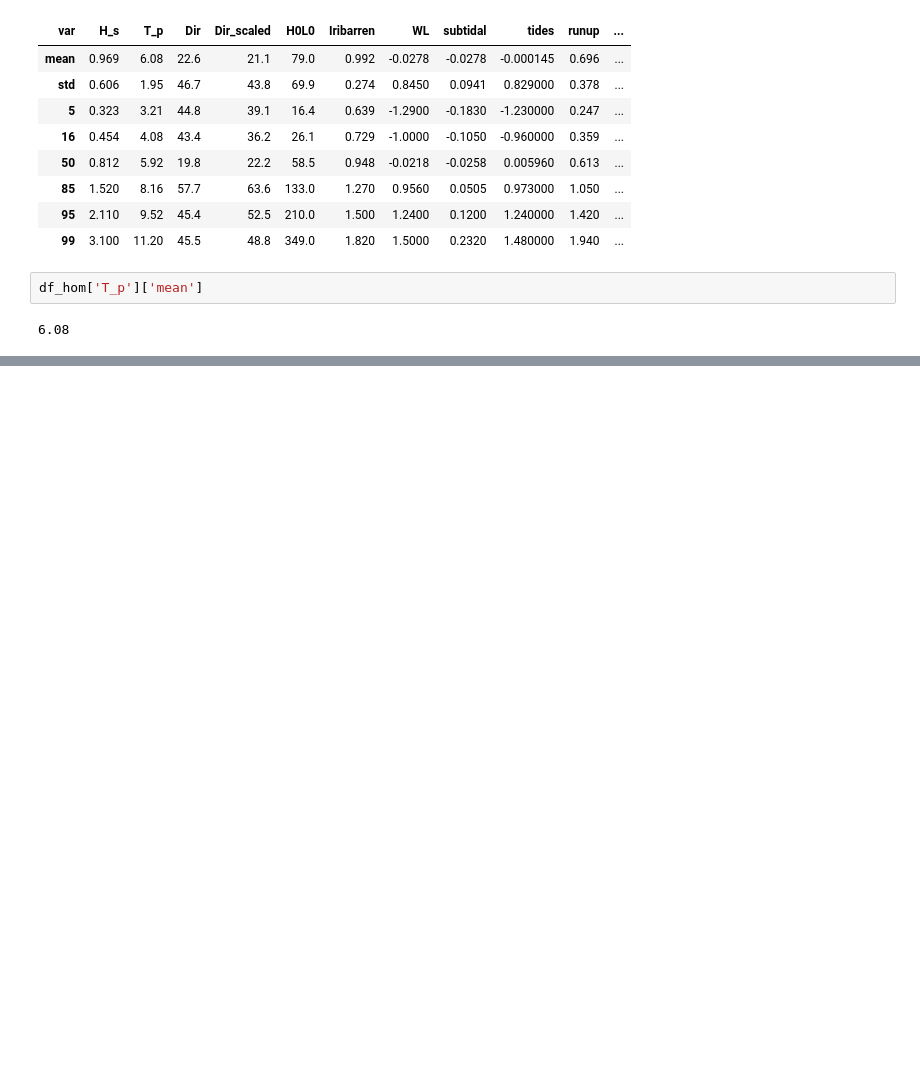
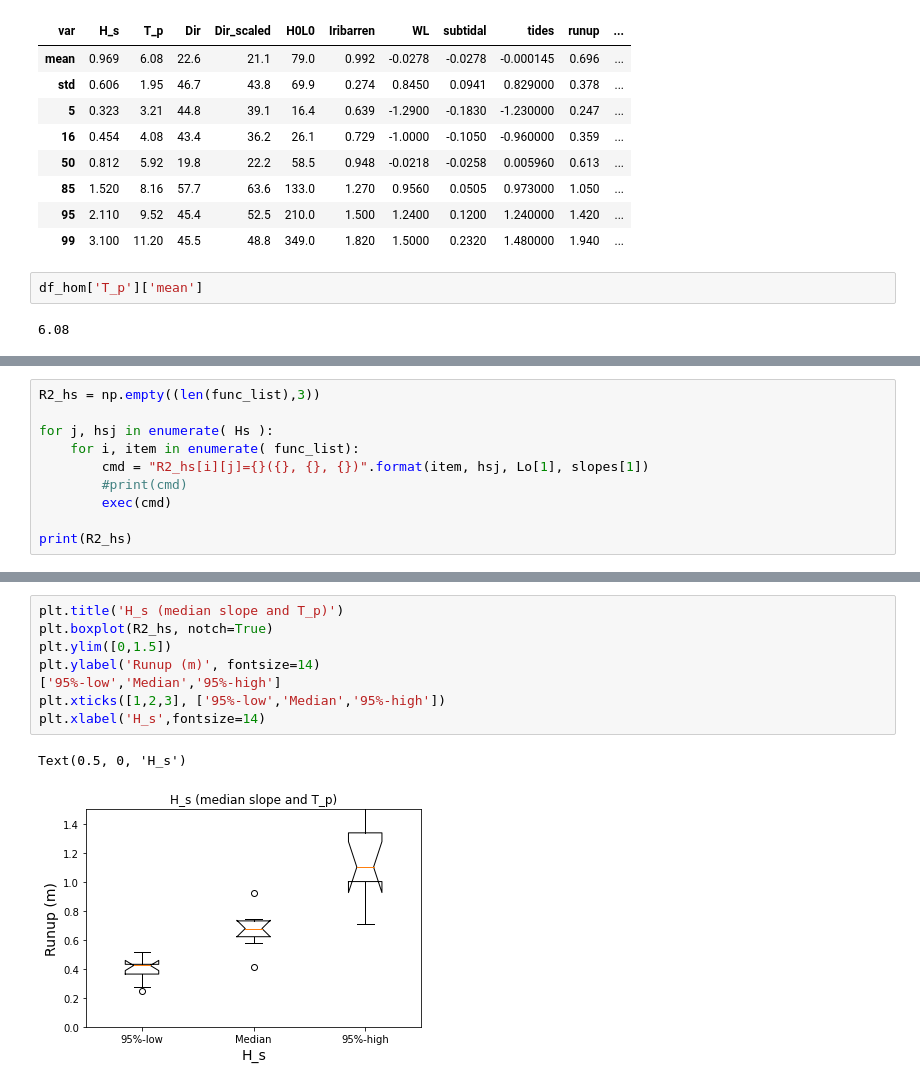
Before and after one commit to csherwood-usgs/runup, a Jupyter notebook: hom_sensitivity.ipynb, the cells around one changed output, grey strips where cells are left out. Saved outputs shown, nothing was run; the diff lists cells and outputs as text; blank space fills up the shorter version.

```diff
--- a/hom_sensitivity.ipynb
+++ b/hom_sensitivity.ipynb
@@ -46,0 +78,10 @@ df_hom['T_p']['mean']
+# %%
+R2_hs = np.empty((len(func_list),3))
+
+for j, hsj in enumerate( Hs ):
+    for i, item in enumerate( func_list):
+        cmd = "R2_hs[i][j]={}({}, {}, {})".format(item, hsj, Lo[1], slopes[1])
+        #print(cmd)
+        exec(cmd)
+
+print(R2_hs)
@@ -87,0 +129,11 @@ R2[i]=V12(0.812, 54.718294494218604)
+# %%
+plt.title('H_s (median slope and T_p)')
+plt.boxplot(R2_hs, notch=True)
+plt.ylim([0,1.5])
+plt.ylabel('Runup (m)', fontsize=14)
+['95%-low','Median','95%-high']
+plt.xticks([1,2,3], ['95%-low','Median','95%-high'])
+plt.xlabel('H_s',fontsize=14)
+# %% [output]
+Text(0.5, 0, 'H_s')
+[figure, added]
```
Also changed, not shown: parts of 8 cells of this notebook, 2 other files.
